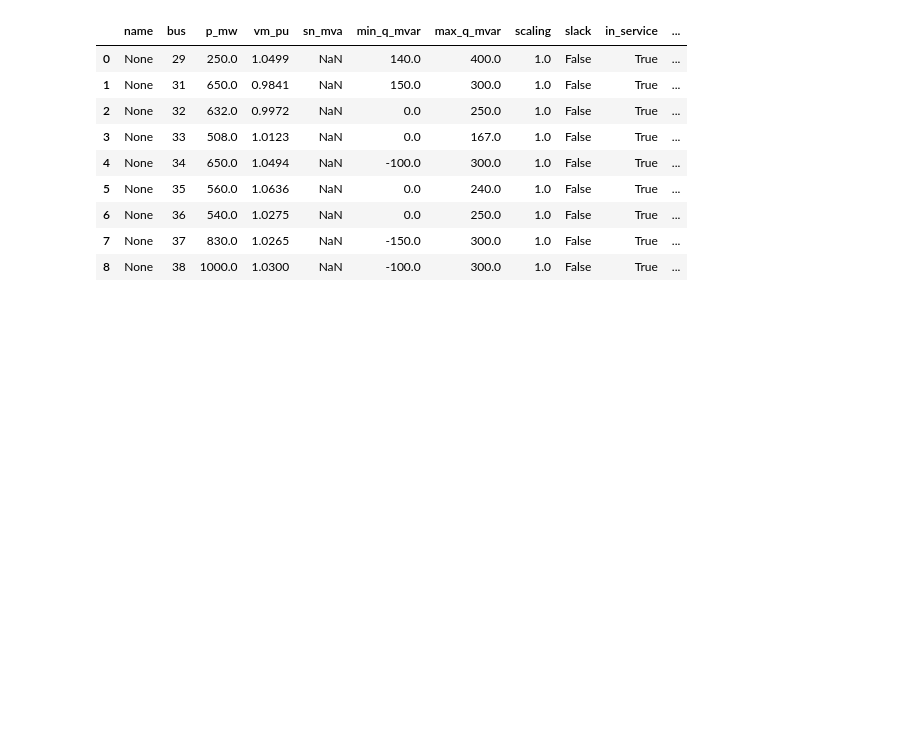
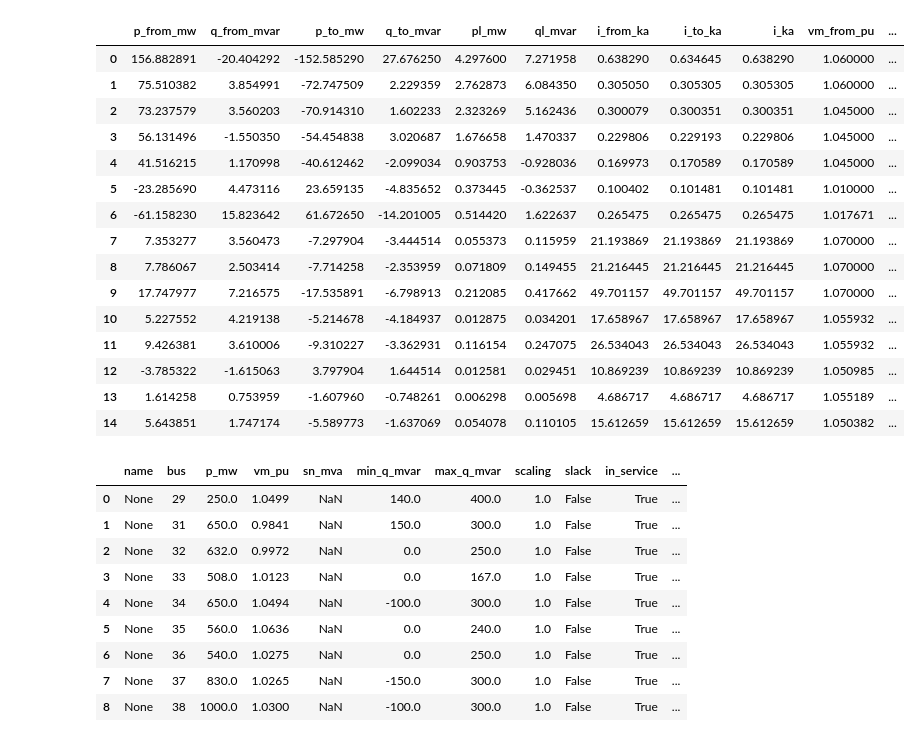
Before and after one commit to chialingyang7718/RL_OPF_EVaware, a Jupyter notebook: Scripts/test_code.ipynb, the cells around one changed output. Saved outputs shown, nothing was run; the diff lists cells and outputs as text; code cells hidden in the pictures; blank space fills up the shorter version.

```diff
--- a/Scripts/test_code.ipynb
+++ b/Scripts/test_code.ipynb
@@ -22,9 +22,28 @@ import random
 # %%
 import grid_loader as gl
 # grid_code = "1-HV-urban--0-sw"
 # grid_code = "1-LV-urban6–0-sw"
 # net = sb.get_simbench_net(grid_code)
-net = gl.load_test_case_grid(39)
+net = gl.load_test_case_grid(14)
+pp.runpp(net)
+net.res_line
+# %% [output]
+|  | p_from_mw | q_from_mvar | p_to_mw | q_to_mvar | pl_mw | ql_mvar | i_from_ka | i_to_ka | i_ka | vm_from_pu | ... |
+| 0 | 156.882891 | -20.404292 | -152.585290 | 27.676250 | 4.297600 | 7.271958 | 0.638290 | 0.634645 | 0.638290 | 1.060000 | ... |
+| 1 | 75.510382 | 3.854991 | -72.747509 | 2.229359 | 2.762873 | 6.084350 | 0.305050 | 0.305305 | 0.305305 | 1.060000 | ... |
+| 2 | 73.237579 | 3.560203 | -70.914310 | 1.602233 | 2.323269 | 5.162436 | 0.300079 | 0.300351 | 0.300351 | 1.045000 | ... |
+| 3 | 56.131496 | -1.550350 | -54.454838 | 3.020687 | 1.676658 | 1.470337 | 0.229806 | 0.229193 | 0.229806 | 1.045000 | ... |
+| 4 | 41.516215 | 1.170998 | -40.612462 | -2.099034 | 0.903753 | -0.928036 | 0.169973 | 0.170589 | 0.170589 | 1.045000 | ... |
+| 5 | -23.285690 | 4.473116 | 23.659135 | -4.835652 | 0.373445 | -0.362537 | 0.100402 | 0.101481 | 0.101481 | 1.010000 | ... |
+| 6 | -61.158230 | 15.823642 | 61.672650 | -14.201005 | 0.514420 | 1.622637 | 0.265475 | 0.265475 | 0.265475 | 1.017671 | ... |
+| 7 | 7.353277 | 3.560473 | -7.297904 | -3.444514 | 0.055373 | 0.115959 | 21.193869 | 21.193869 | 21.193869 | 1.070000 | ... |
+| 8 | 7.786067 | 2.503414 | -7.714258 | -2.353959 | 0.071809 | 0.149455 | 21.216445 | 21.216445 | 21.216445 | 1.070000 | ... |
+| 9 | 17.747977 | 7.216575 | -17.535891 | -6.798913 | 0.212085 | 0.417662 | 49.701157 | 49.701157 | 49.701157 | 1.070000 | ... |
+| 10 | 5.227552 | 4.219138 | -5.214678 | -4.184937 | 0.012875 | 0.034201 | 17.658967 | 17.658967 | 17.658967 | 1.055932 | ... |
+| 11 | 9.426381 | 3.610006 | -9.310227 | -3.362931 | 0.116154 | 0.247075 | 26.534043 | 26.534043 | 26.534043 | 1.055932 | ... |
+| 12 | -3.785322 | -1.615063 | 3.797904 | 1.644514 | 0.012581 | 0.029451 | 10.869239 | 10.869239 | 10.869239 | 1.050985 | ... |
+| 13 | 1.614258 | 0.753959 | -1.607960 | -0.748261 | 0.006298 | 0.005698 | 4.686717 | 4.686717 | 4.686717 | 1.055189 | ... |
+| 14 | 5.643851 | 1.747174 | -5.589773 | -1.637069 | 0.054078 | 0.110105 | 15.612659 | 15.612659 | 15.612659 | 1.050382 | ... |
 # %%
 net.gen
 # %% [output]
```
Also changed, not shown: parts of 2 cells of this notebook, 3 other files.
